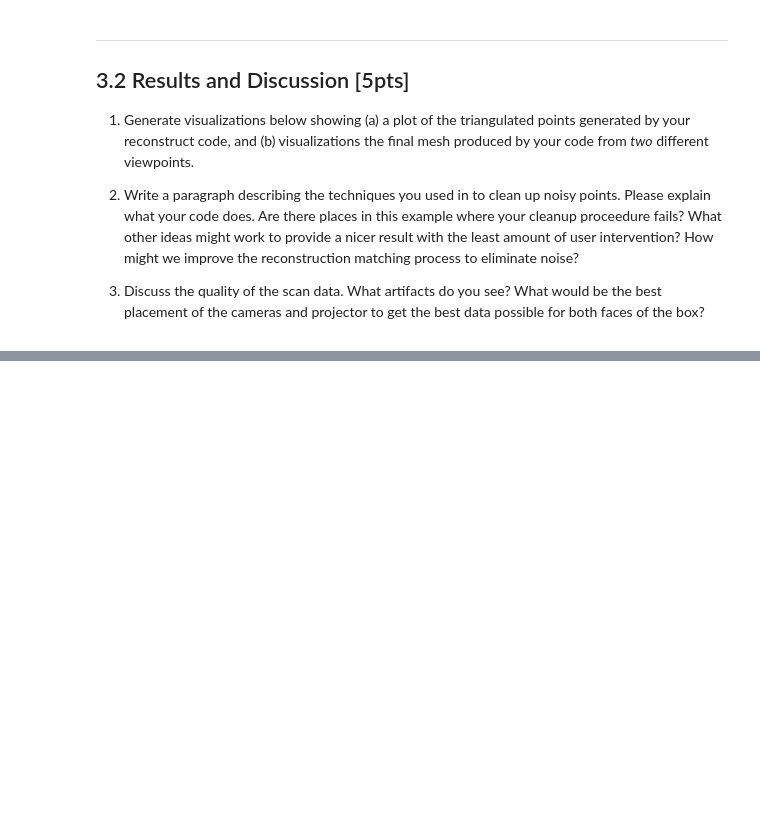
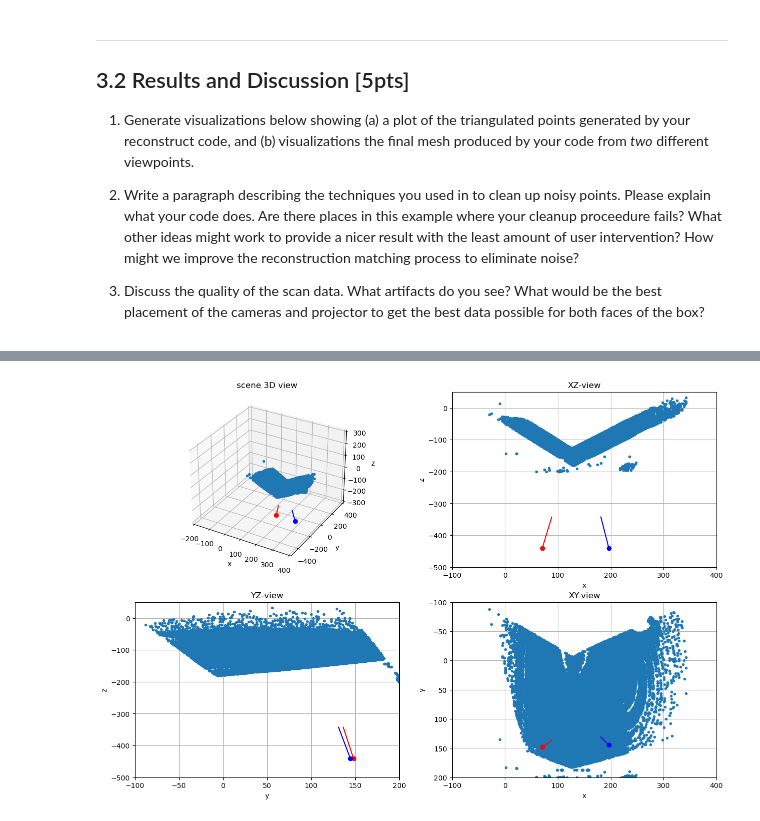
Before and after one commit to trantripaul/Computer_Vision, a Jupyter notebook: Assignment4/assignment4.ipynb, the cells around one changed output, grey strips where cells are left out. Saved outputs shown, nothing was run; the diff lists cells and outputs as text; code cells hidden in the pictures; blank space fills up the shorter version.

```diff
--- a/Assignment4/assignment4.ipynb
+++ b/Assignment4/assignment4.ipynb
@@ -377,0 +467,79 @@ mesh.show()
+# %%
+# vis code goes here
+
+# generate coordinates of a line segment running from the center of the camera to 3 units in front of the camera
+lookL = np.hstack((camL.t,camL.t+camL.R @ np.array([[0,0,100]]).T))
+lookR = np.hstack((camR.t,camR.t+camR.R @ np.array([[0,0,100]]).T))
+
+# 3D plot showing cameras and points
+fig = plt.figure(figsize=(15,10))
+ax = fig.add_subplot(2,2,1,projection='3d')
+ax.plot(pts3[0,:],pts3[1,:],pts3[2,:],'.')
+ax.plot(camR.t[0],camR.t[1],camR.t[2],'ro')
+ax.plot(camL.t[0],camL.t[1],camL.t[2],'bo')
+ax.plot(lookL[0,:],lookL[1,:],lookL[2,:],'b')
+ax.plot(lookR[0,:],lookR[1,:],lookR[2,:],'r')
+ax.set_xlim3d([-200,400])
+ax.set_ylim3d([-500,400])
+ax.set_zlim3d([-300,300])
+visutils.label_axes(ax)
+plt.title('scene 3D view')
+
+# 2D view of the XZ axis
+ax = fig.add_subplot(2,2,2)
+ax.plot(pts3[0,:],pts3[2,:],'.')
+ax.plot(camR.t[0],camR.t[2],'ro')
+ax.plot(camL.t[0],camL.t[2],'bo')
+ax.plot(lookL[0,:],lookL[2,:],'b')
+ax.plot(lookR[0,:],lookR[2,:],'r')
+plt.axis([-100, 400, -500, 50])
+plt.title('XZ-view')
+plt.grid()
+plt.xlabel('x')
+plt.ylabel('z')
+
+# 2D view of the YZ axis
+ax = fig.add_subplot(2,2,3)
+ax.plot(pts3[1,:],pts3[2,:],'.')
+ax.plot(camR.t[1],camR.t[2],'ro')
+ax.plot(camL.t[1],camL.t[2],'bo')
+ax.plot(lookL[1,:],lookL[2,:],'b')
+ax.plot(lookR[1,:],lookR[2,:],'r')
+plt.axis([-100, 200, -500, 50])
+plt.title('YZ-view')
+plt.grid()
+plt.xlabel('y')
+plt.ylabel('z')
+
+# 2D view of the XY axis
+ax = fig.add_subplot(2,2,4)
+ax.plot(pts3[0,:],pts3[1,:],'.')
+ax.plot(camR.t[0],camR.t[1],'ro')
+ax.plot(camL.t[0],camL.t[1],'bo')
+ax.plot(lookL[0,:],lookL[1,:],'b')
+ax.plot(lookR[0,:],lookR[1,:],'r')
+plt.axis([-100, 400, 200, -100])
+plt.title('XY-view')
+plt.grid()
+plt.xlabel('x')
+plt.ylabel('y')
+
+
+fig = plt.figure()
+ax = fig.add_subplot(1,2,1,projection='3d')
+tri=Delaunay(pts2L.T)
+ax.plot_trisurf(pts3[0,:], pts3[1,:], pts3[2,:], triangles=tri.simplices)
+ax.set_xlim3d([-200,400])
+ax.set_ylim3d([-500,400])
+ax.set_zlim3d([-300,300])
+plt.title("mesh from left")
+
+
+ax = fig.add_subplot(1,2,2,projection='3d')
+tri=Delaunay(pts2R.T)
+ax.plot_trisurf(pts3[0,:], pts3[1,:], pts3[2,:], triangles=tri.simplices)
+ax.set_xlim3d([-200,400])
+ax.set_ylim3d([-500,400])
+ax.set_zlim3d([-300,300])
+plt.title("mesh from right")
+# %% [output]
@@ -377,0 +547 @@ mesh.show()
+[figure, added]
```
Also changed, not shown: parts of 10 cells of this notebook.
